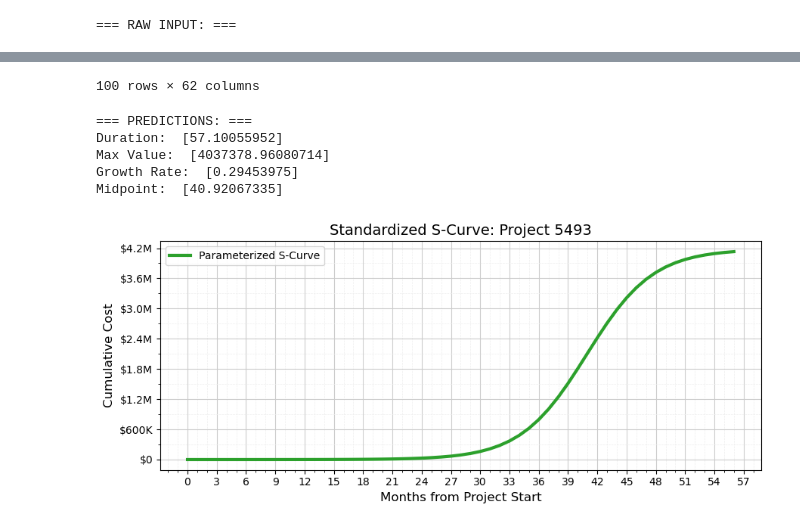
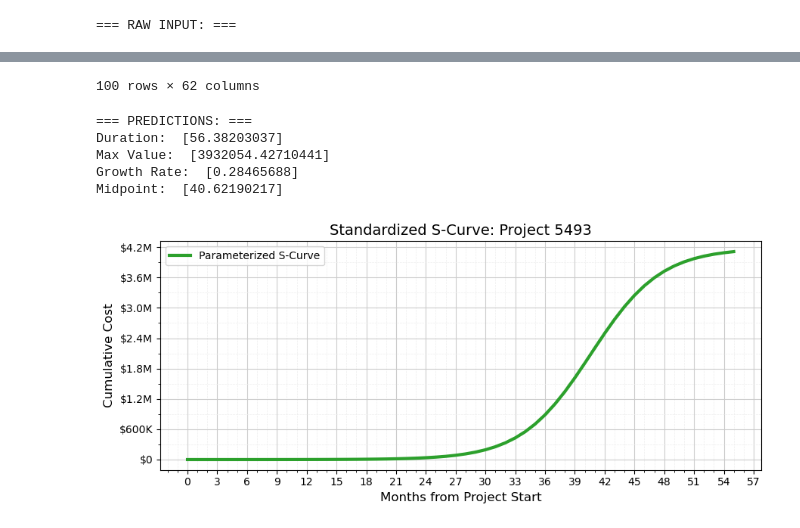
Before and after one commit to tomragus/i4X-CPM-Model-Backend, a Jupyter notebook: curve_creation_script.ipynb, the cells around one changed output, grey strips where cells are left out. Saved outputs shown, nothing was run; the diff lists cells and outputs as text; code cells hidden in the pictures.

Commit message:
Retrained models after some small edits

```diff
--- a/curve_creation_script.ipynb
+++ b/curve_creation_script.ipynb
@@ -82,19 +82,19 @@ IMPORTING THE MODELS
 import joblib
 
 # Duration
-duration_model_path = Path("trained_models/Duration_Months_model.joblib")
+duration_model_path = Path("trained_models/Duration_Months_model_v2.joblib")
 duration_model = joblib.load(duration_model_path)
 
 # S_Curve_L
-L_model_path = Path("trained_models/S_Curve_L_model.joblib")
+L_model_path = Path("trained_models/S_Curve_L_model_v2.joblib")
 L_model = joblib.load(L_model_path)
 
 # S_Curve_k
-k_model_path = Path("trained_models/S_Curve_k_model.joblib")
+k_model_path = Path("trained_models/S_Curve_k_model_v2.joblib")
 k_model = joblib.load(k_model_path)
 
 # S_Curve_t0
-t0_model_path = Path("trained_models/S_Curve_t0_model.joblib")
+t0_model_path = Path("trained_models/S_Curve_t0_model_v2.joblib")
 t0_model = joblib.load(t0_model_path)
 
 feature_cols = [
@@ -155,35 +155,35 @@ plt.xlabel("Months from Project Start", fontsize=12)
 plt.ylabel("Cumulative Cost", fontsize=12)
 ax = plt.gca()
 
 # Formatting the graph
 ax.xaxis.set_major_locator(MultipleLocator(3))
 ax.xaxis.set_minor_locator(MultipleLocator(1))
 ax.yaxis.set_major_formatter(FuncFormatter(format_currency))
 ax.yaxis.set_major_locator(plt.MaxNLocator(8))
 ax.yaxis.set_minor_locator(plt.MaxNLocator(16))
 plt.grid(which='major', color='#CCCCCC', linestyle='-', linewidth=0.8)
 plt.grid(which='minor', color='#EEEEEE', linestyle='--', linewidth=0.5)
 plt.legend()
 plt.tight_layout()
 plt.show()
 # %% [output]
 === RAW INPUT: ===
 |  |  | Line Item | Description | Projected Budget | Projected Commitments | Estimate at Completion | ... |
 | 0 | NaN | 0 | Site Clearance of Hazardous or Ob... | 0 | 0 | 0 | ... |
 | 1 |  | 0.001 | Environmental Site Conditions | 0 | 0 | 0 | ... |
 | 2 |  | 0.002 | Removal and Disposal of Haz Mat (... | 0 | 0 | 0 | ... |
 | 3 |  | 0.003 | Relocation or Replacement of Exis... | 0 | 0 | 0 | ... |
 | 4 |  | 0.004 | Demolition of Existing Facilities | 0 | 0 | 0 | ... |
 | ... | ... | ... | ... | ... | ... | ... | ... |
 | 95 |  | 7.709 | Meals, Travel & Entertainment Costs | 272.75 | 272.75 | 272.75 | ... |
 | 96 |  | 7.799 | Other Surveys, Testing, or Reprod... | 0 | 0 | 0 | ... |
 | 97 | NaN | 8 | Special Cost Items | 188,761.00 | 184,084.00 | 188,761.00 | ... |
 | 98 |  | 8.801 | Loan Finance Charges/lnterest Dur... | 0 | 0 | 0 | ... |
 | 99 |  | 8.802 | Detailed Project Program (DPP) & ... | 50,000.00 | 50,000.00 | 50,000.00 | ... |
 100 rows × 62 columns
 === PREDICTIONS: ===
-Duration:  [57.10055952]
-Max Value:  [4037378.96080714]
-Growth Rate:  [0.29453975]
-Midpoint:  [40.92067335]
+Duration:  [56.38203037]
+Max Value:  [3932054.42710441]
+Growth Rate:  [0.28465688]
+Midpoint:  [40.62190217]
-[figure, old version]
+[figure, new version]
```
Also changed, not shown: 9 other files.
